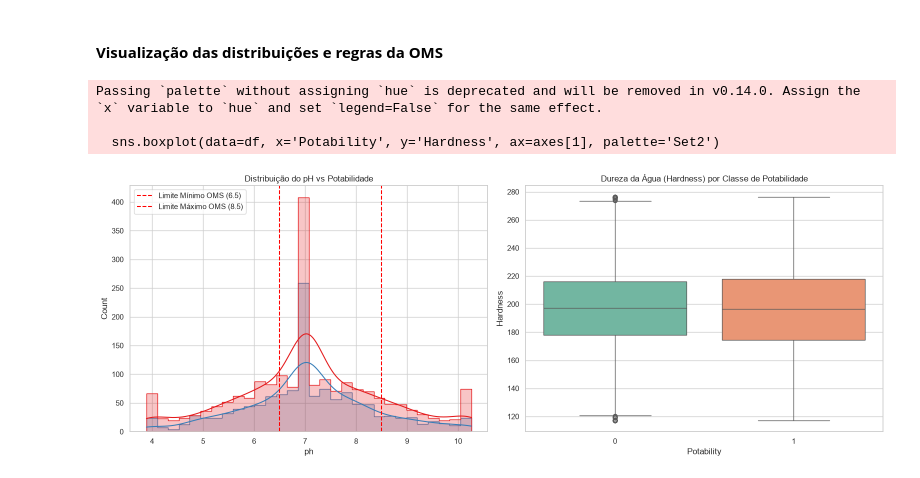
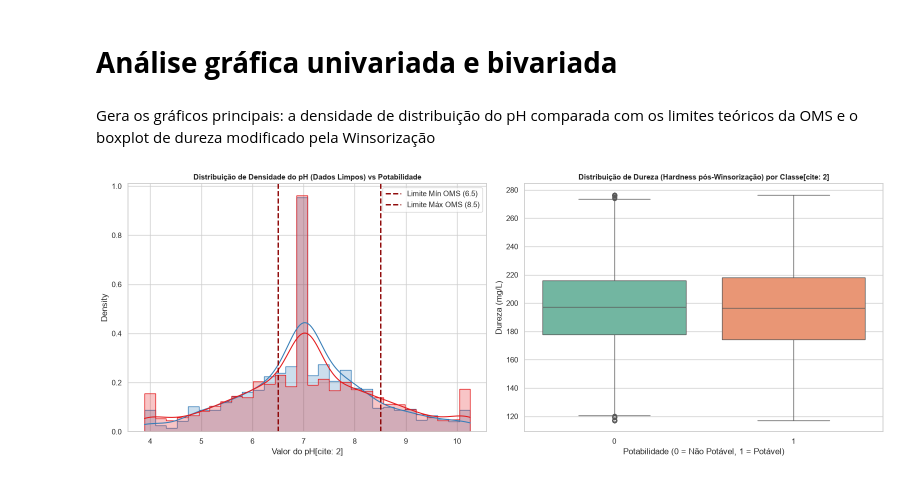
Before and after one commit to skywalkerCam/analise-potabilidade-agua, a Jupyter notebook: eda_estatistica.ipynb, the cells around one changed output. Cells and saved outputs as stored; diff of their text form; code cells hidden in the pictures.

```diff
--- a/eda_estatistica.ipynb
+++ b/eda_estatistica.ipynb
@@ -7,13 +7,15 @@ import matplotlib.pyplot as plt
 import seaborn as sns
 from scipy import stats
 
-# Configurações estéticas para os gráficos
+# Configurações estéticas padrão
 sns.set_theme(style="whitegrid")
-plt.rcParams["figure.figsize"] = (10, 6)
+plt.rcParams["figure.figsize"] = (12, 5)
 
-# Carregar o dataset
-df = pd.read_csv("dados/water_potability_limpo.csv")
-# Visualização inicial
-print(f"Dimensões do dataset: {df.shape}")
-df.head()
+# Carregando a base de dados limpa
+df = pd.read_csv("dados\water_potability_limpo.csv")
+
+
+print(f" DATASET CARREGADO: {df.shape[0]} amostras e {df.shape[1]} atributos")
+
+display(df.head())
 # %% [output]
@@ -94,25 +132,27 @@ Como boa prática, recomenda-se que o pipeline de pré-processamento considere a
 # %% [markdown]
 
-#### **Visualização das distribuições e regras da OMS**
+# **Análise gráfica univariada e bivariada**
+# %% [markdown]
+Gera os gráficos principais: a densidade de distribuição do pH comparada com os limites teóricos da OMS e o boxplot de dureza modificado pela Winsorização
 # %%
 fig, axes = plt.subplots(1, 2, figsize=(16, 6))
 
-# Gráfico 1: Distribuição do pH com linhas de referência da OMS
-sns.histplot(data=df, x='ph', hue='Potability', kde=True, ax=axes[0], palette='Set1', element='step')
-axes[0].axvline(6.5, color='red', linestyle='--', label='Limite Mínimo OMS (6.5)')
-axes[0].axvline(8.5, color='red', linestyle='--', label='Limite Máximo OMS (8.5)')
-axes[0].set_title('Distribuição do pH vs Potabilidade')
+# Gráfico 1: Histograma e densidade Justa do pH pós-tratamento
+sns.histplot(data=df, x='ph', hue='Potability', kde=True, ax=axes[0], palette='Set1', element='step', stat="density", common_norm=False)
+axes[0].axvline(6.5, color='darkred', linestyle='--', linewidth=2, label='Limite Mín OMS (6.5)')
+axes[0].axvline(8.5, color='darkred', linestyle='--', linewidth=2, label='Limite Máx OMS (8.5)')
+axes[0].set_title('Distribuição de Densidade do pH (Dados Limpos) vs Potabilidade', fontsize=11, fontweight='bold')
+axes[0].set_xlabel('Valor do pH[cite: 2]')
 axes[0].legend()
 
-# Gráfico 2: Boxplot de Hardness por Potabilidade para ver outliers
-sns.boxplot(data=df, x='Potability', y='Hardness', ax=axes[1], palette='Set2')
-axes[1].set_title('Dureza da Água (Hardness) por Classe de Potabilidade')
+# Gráfico 2: Boxplot de Hardness pós-tratamento de outliers
+sns.boxplot(data=df, x='Potability', y='Hardness', ax=axes[1], palette='Set2', hue='Potability', legend=False)
+axes[1].set_title('Distribuição de Dureza (Hardness pós-Winsorização) por Classe', fontsize=11, fontweight='bold')
+axes[1].set_xlabel('Potabilidade (0 = Não Potável, 1 = Potável)')
+axes[1].set_ylabel('Dureza (mg/L)')
 
 plt.tight_layout()
 plt.show()
 # %% [output]
-Passing `palette` without assigning `hue` is deprecated and will be removed in v0.14.0. Assign the `x` variable to `hue` and set `legend=False` for the same effect.
-
-  sns.boxplot(data=df, x='Potability', y='Hardness', ax=axes[1], palette='Set2')
-[figure, old version]
+[figure, new version]
 # %% [markdown]
```
Also changed, not shown: parts of 17 cells of this notebook, 1 other file.
